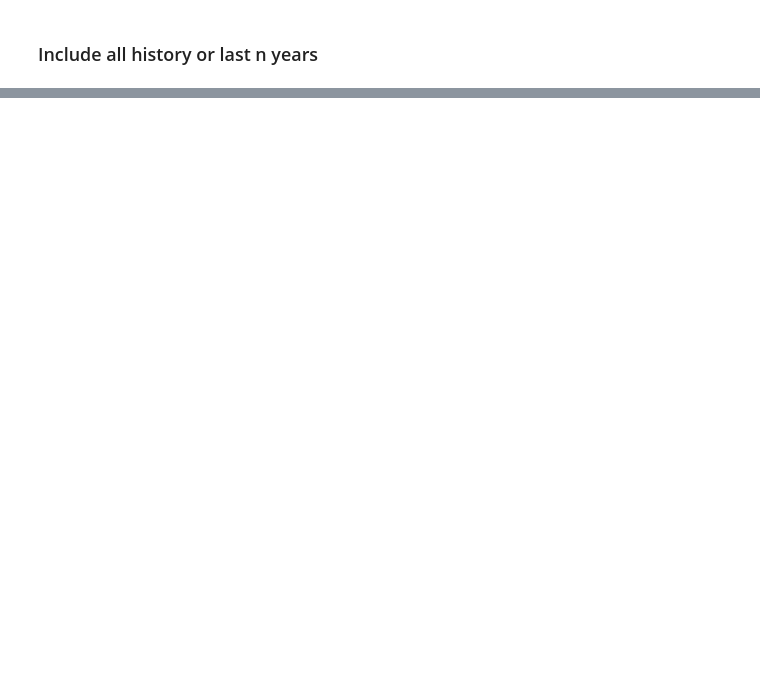
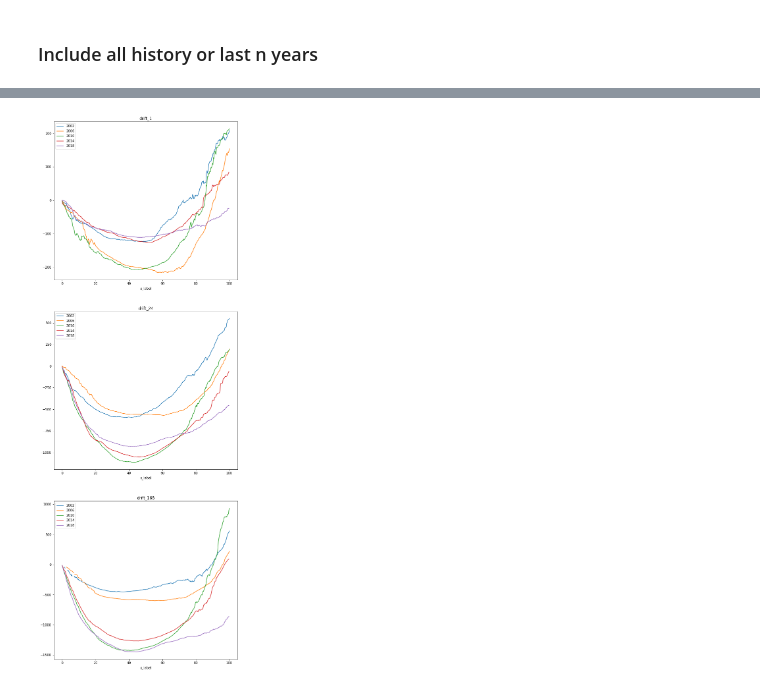
Before and after one commit to NonoMalpi/electricity, a Jupyter notebook: notebooks/Potenciala.ipynb, the cells around one changed output, grey strips where cells are left out. Cells and saved outputs as stored; diff of their text form; code cells hidden in the pictures; blank space fills up the shorter version.

```diff
--- a/notebooks/Potenciala.ipynb
+++ b/notebooks/Potenciala.ipynb
@@ -82,13 +72,15 @@ for ax, col in zip(axis, s_year.drift_cols):
 # %%
 # Check n-year period
 n = 4
 fig, axis = plt.subplots(3, 1, figsize=(10, 30))
-years = range(2002, 2021, n)
+years = range(2002, 2022, n)
 for year in years:
     df_year = df[(df["year"] >= year) & (df["year"] < year + n)]
     s_year = Potenciala(df=df_year, signal_name="spain", metric_lag_time=[1, 24, 168], bucket_method=BucketMethod.Cut, bin_size=0.25)
     for ax, col in zip(axis, s_year.drift_cols):
         s_year.potential[col].loc[:100].plot(ax=ax)
 for ax, col in zip(axis, s_year.drift_cols):
     ax.legend(years)
     ax.set_title(col)
+# %% [output]
+[figure, added]
```
Also changed, not shown: parts of 17 cells of this notebook.
